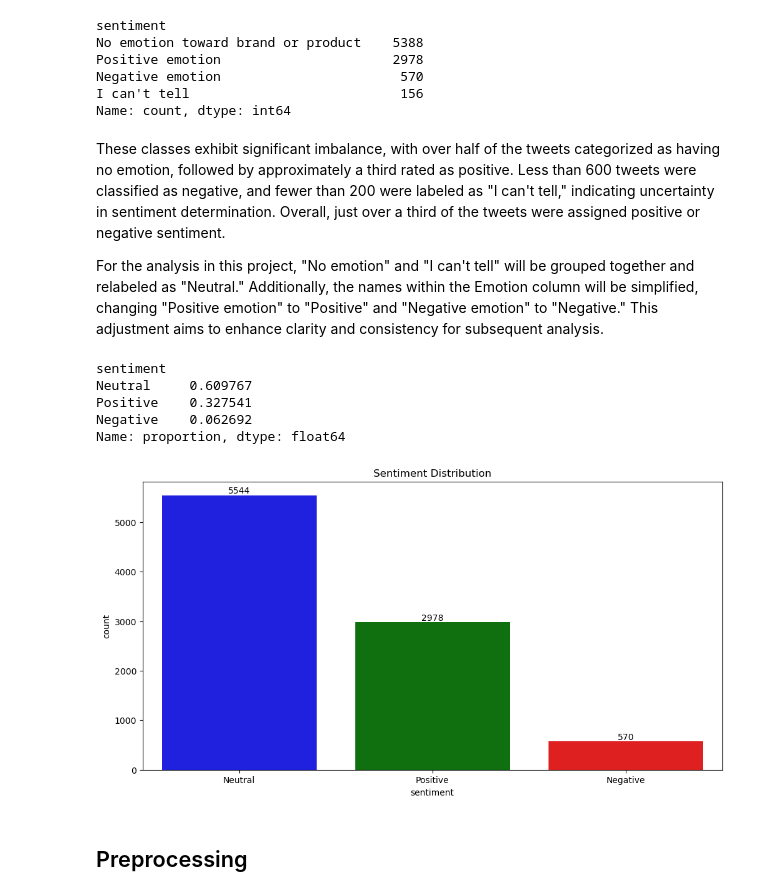
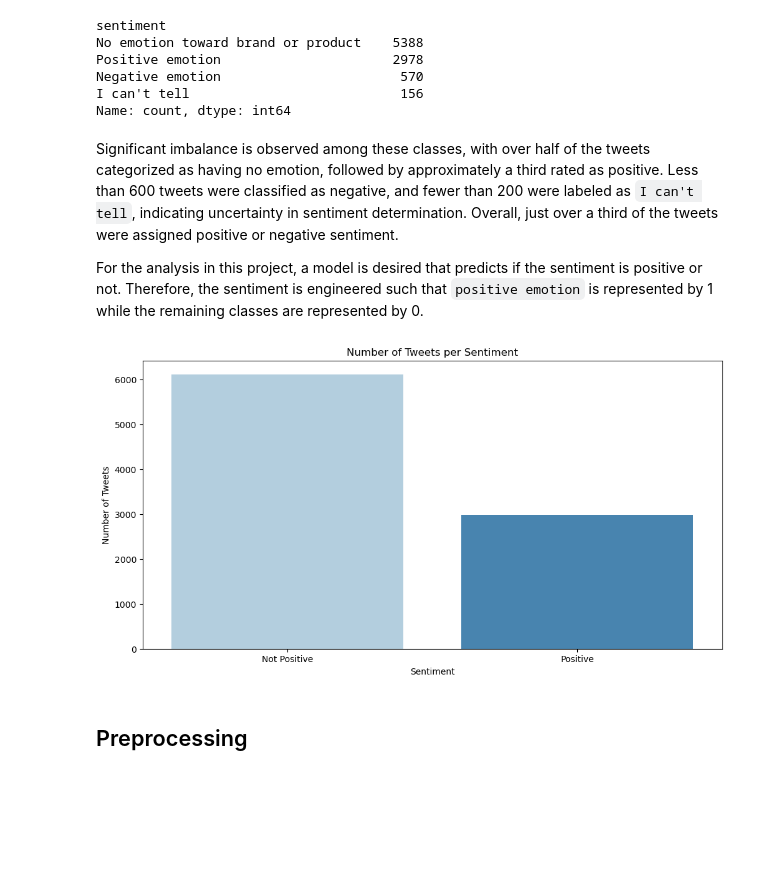
Before and after one commit to KennedyOwinoJnr/Twitter-Sentiment-Analysis, a Jupyter notebook: ProjectNotebook.ipynb, the cells around one changed output. Saved outputs shown, nothing was run; the diff lists cells and outputs as text; code cells hidden in the pictures; blank space fills up the shorter version.

Commit message:
add modeling

```diff
--- a/ProjectNotebook.ipynb
+++ b/ProjectNotebook.ipynb
@@ -284,6 +290,6 @@ Negative emotion                       570
 I can't tell                           156
 Name: count, dtype: int64
 # %% [markdown]
-These classes exhibit significant imbalance, with over half of the tweets categorized as having no emotion, followed by approximately a third rated as positive. Less than 600 tweets were classified as negative, and fewer than 200 were labeled as "I can't tell," indicating uncertainty in sentiment determination. Overall, just over a third of the tweets were assigned positive or negative sentiment.
+Significant imbalance is observed among these classes, with over half of the tweets categorized as having no emotion, followed by approximately a third rated as positive. Less than 600 tweets were classified as negative, and fewer than 200 were labeled as `I can't tell`, indicating uncertainty in sentiment determination. Overall, just over a third of the tweets were assigned positive or negative sentiment.
 
-For the analysis in this project, "No emotion" and "I can't tell" will be grouped together and relabeled as "Neutral." Additionally, the names within the Emotion column will be simplified, changing "Positive emotion" to "Positive" and "Negative emotion" to "Negative." This adjustment aims to enhance clarity and consistency for subsequent analysis.
+For the analysis in this project, a model is desired that predicts if the sentiment is positive or not. Therefore, the sentiment is engineered such that `positive emotion` is represented by 1 while the remaining classes are represented by 0.
@@ -321,29 +295,0 @@ data = clean_sentiments(data, 'sentiment')
-# %%
-#previewing the modified classes
-data['sentiment'].value_counts(normalize = True)
-# %% [output]
-sentiment
-Neutral     0.609767
-Positive    0.327541
-Negative    0.062692
-Name: proportion, dtype: float64
-# %%
-# Sorting the data by sentiment counts in descending order
-sentiment_counts = data['sentiment'].value_counts(normalize=True) * len(data)
-sorted_sentiment_counts = sentiment_counts.sort_values(ascending=False)
-
-# Define custom color palette
-custom_palette = {'Neutral': 'blue', 'Positive': 'green', 'Negative': 'red'}
-
-# Sentiment distribution plot with custom palette
-plt.figure(figsize=(12, 6))
-sns.countplot(x='sentiment', data=data, order=sorted_sentiment_counts.index, palette=custom_palette)
-
-# Adding number of each sentiment above each bar
-for i, count in enumerate(sorted_sentiment_counts):
-    plt.text(i, count, f'{int(count)}', ha='center', va='bottom')
-
-plt.title('Sentiment Distribution')
-plt.show()
-# %% [output]
-[figure, removed]
@@ -350,3 +303,14 @@ plt.show()
+# %%
+#Visualizing new Sentiment split
+fig, ax = plt.subplots(figsize=(12,6))
+sns.countplot(data = data, x = "sentiment", order = data["sentiment"].value_counts().index, palette = 'Blues')
+ax.set_xticklabels(labels = ["Not Positive", "Positive"])
+ax.set_xlabel(xlabel = "Sentiment")
+ax.tick_params(axis='y', which='major')
+ax.set_ylabel(ylabel = "Number of Tweets")
+ax.set_title(f"Number of Tweets per Sentiment");
+# %% [output]
+[figure, added]
 # %% [markdown]
 ## Preprocessing
 # %%
```
Also changed, not shown: parts of 60 cells of this notebook.
